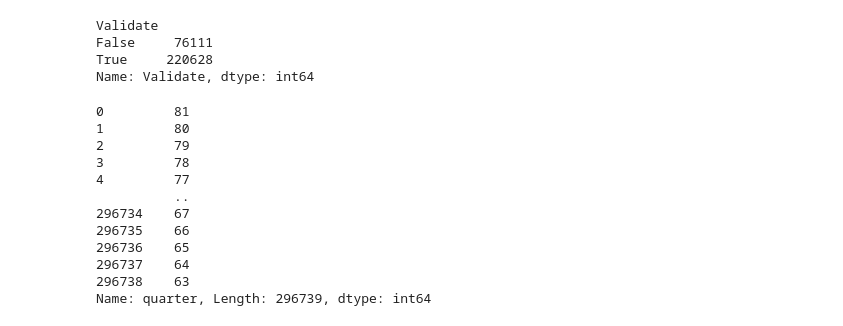
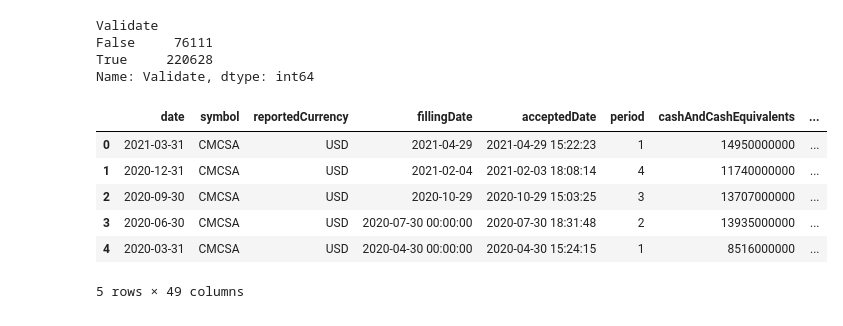
Before and after one commit to tommy200401/Monitus, a Jupyter notebook: preprocess.ipynb, the cells around one changed output. Drawn from its saved outputs; the diff is of its cells as text; code cells hidden in the pictures.

```diff
--- a/preprocess.ipynb
+++ b/preprocess.ipynb
@@ -139,9 +126,3 @@ growth_df = pd.DataFrame(growth2)
 growth_df.to_csv('data/growth_df.csv')
 ratio_df = pd.DataFrame(ratio2)
 ratio_df.to_csv('data/ratio_df.csv')
-# %%
-def year(n):
-    n['year'] = n['date'].str.slice(0,4)
-
-for i in [asset_df, income_df, cashflow_df, growth_df, ratio_df]:
-    year(i)
@@ -196,22 +180,3 @@ Validate
 False     76111
 True     220628
 Name: Validate, dtype: int64
-# %%
-# --- Remaking correct quarter number
-
-combined_df['period'] = (pd.DatetimeIndex(combined_df['date']).month/3).astype(int)
-combined_df['quarter'] = (pd.DatetimeIndex(combined_df['date']).year - 2001)*4 + combined_df['period']
-combined_df['quarter']
-# %% [output]
-0         81
-1         80
-2         79
-3         78
-4         77
-          ..
-296734    67
-296735    66
-296736    65
-296737    64
-296738    63
-Name: quarter, Length: 296739, dtype: int64
@@ -219,0 +183,15 @@ combined_df.to_csv('data/combined.csv')
+# %%
+# --- Remaking correct quarter number
+
+for i in [asset_df, income_df,cashflow_df,ratio_df,growth_df]:
+    i['year'] = i['date'].apply(lambda x: int(int(x.split('-')[0])))
+    i['quarter'] = i['date'].apply(lambda x: int(int(x.split('-')[1])/3)) + (i['year']-2001)*4
+asset_df.head()
+# %% [output]
+|  | date | symbol | reportedCurrency | fillingDate | acceptedDate | period | cashAndCashEquivalents | ... |
+| 0 | 2021-03-31 | CMCSA | USD | 2021-04-29 | 2021-04-29 15:22:23 | 1 | 14950000000 | ... |
+| 1 | 2020-12-31 | CMCSA | USD | 2021-02-04 | 2021-02-03 18:08:14 | 4 | 11740000000 | ... |
+| 2 | 2020-09-30 | CMCSA | USD | 2020-10-29 | 2020-10-29 15:03:25 | 3 | 13707000000 | ... |
+| 3 | 2020-06-30 | CMCSA | USD | 2020-07-30 00:00:00 | 2020-07-30 18:31:48 | 2 | 13935000000 | ... |
+| 4 | 2020-03-31 | CMCSA | USD | 2020-04-30 00:00:00 | 2020-04-30 15:24:15 | 1 | 8516000000 | ... |
+5 rows × 49 columns
```
Also changed, not shown: parts of 10 cells of this notebook, 11 other files.
